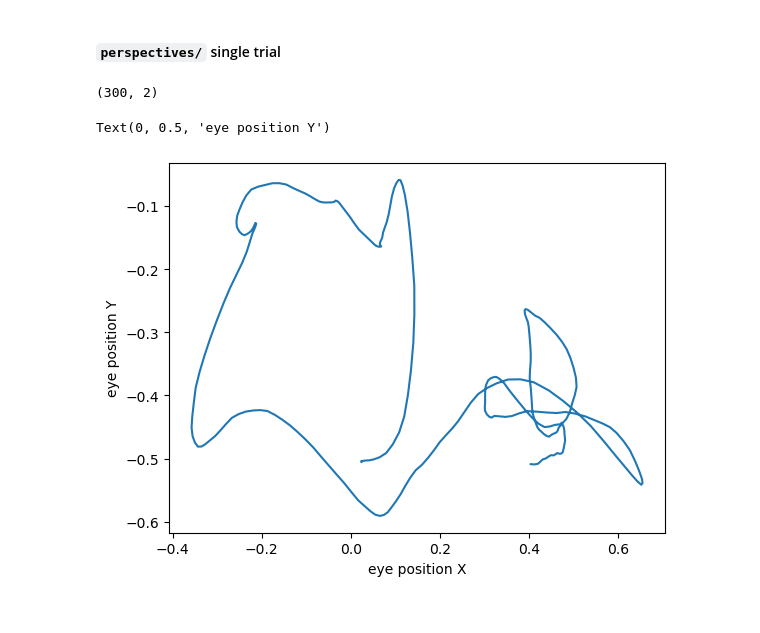
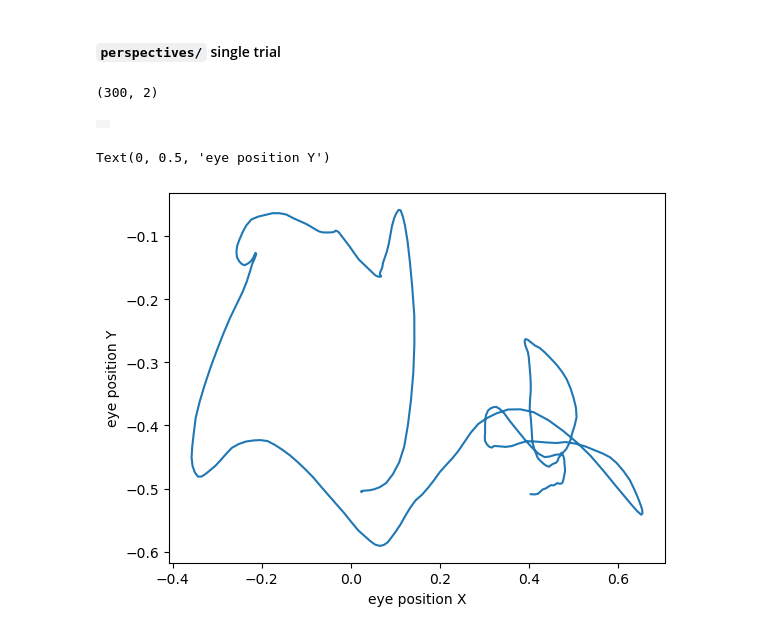
Before and after one commit to vijk777/fnn, a Jupyter notebook: demos/4 - prepare_data_to_train_digital_twin.ipynb, the cells around one changed output. Saved outputs shown, nothing was run; the diff lists cells and outputs as text; code cells hidden in the pictures.

```diff
--- a/demos/4 - prepare_data_to_train_digital_twin.ipynb
+++ b/demos/4 - prepare_data_to_train_digital_twin.ipynb
@@ -368,6 +376,7 @@ import matplotlib.pyplot as plt
 # %%
-training_data_dir = Path('/workspace/fnn/data/train_digital_twin/training_data_27203_4_7/')
-evaluation_data_dir = Path('/workspace/fnn/data/train_digital_twin/evaluation_data_27203_4_7/')
+base_dir = Path("/groups/saalfeld/saalfeldlab/vijay/fnn/")
+training_data_dir = base_dir / 'training_data_27203_4_7'
+evaluation_data_dir = base_dir / 'evaluation_data_27203_4_7/'
 # %% [markdown]
 ## `training_data/`
 # %% [markdown]
@@ -404,6 +413,7 @@ array(300)
 # %% [markdown]
 #### `stimuli/` single trial
 # %%
+rows, cols = stimu_data.shape[1:3]
 stimu_data.shape
 # %% [output]
 (300, 144, 256, 1)
@@ -419,6 +433,28 @@ ax.imshow(stimu_data[0], cmap='binary_r')
 persp_data.shape
 # %% [output]
 (300, 2)
+# %%
+import skimage.draw
+
+def make_disk(pdata, r):
+    rr, cc = skimage.draw.disk(
+        pdata[::-1]*(rows, cols) + (rows/2, cols/2),
+        5,
+        shape=(rows, cols)
+    )
+    img = np.zeros((rows, cols), dtype=np.uint8)
+    img[rr, cc] = 255
+    return img
+
+imgs = np.stack(
+    [
+        make_disk(persp_data[i], r=5)
+        for i in range(300)
+    ], axis=0)
+
+mp.show_video(imgs, fps=10)
+# %% [output]
+|  |
 # %%
 fig, ax = plt.subplots()
 ax.plot(*persp_data.T)
```
Also changed, not shown: parts of 8 cells of this notebook, 7 other files.
